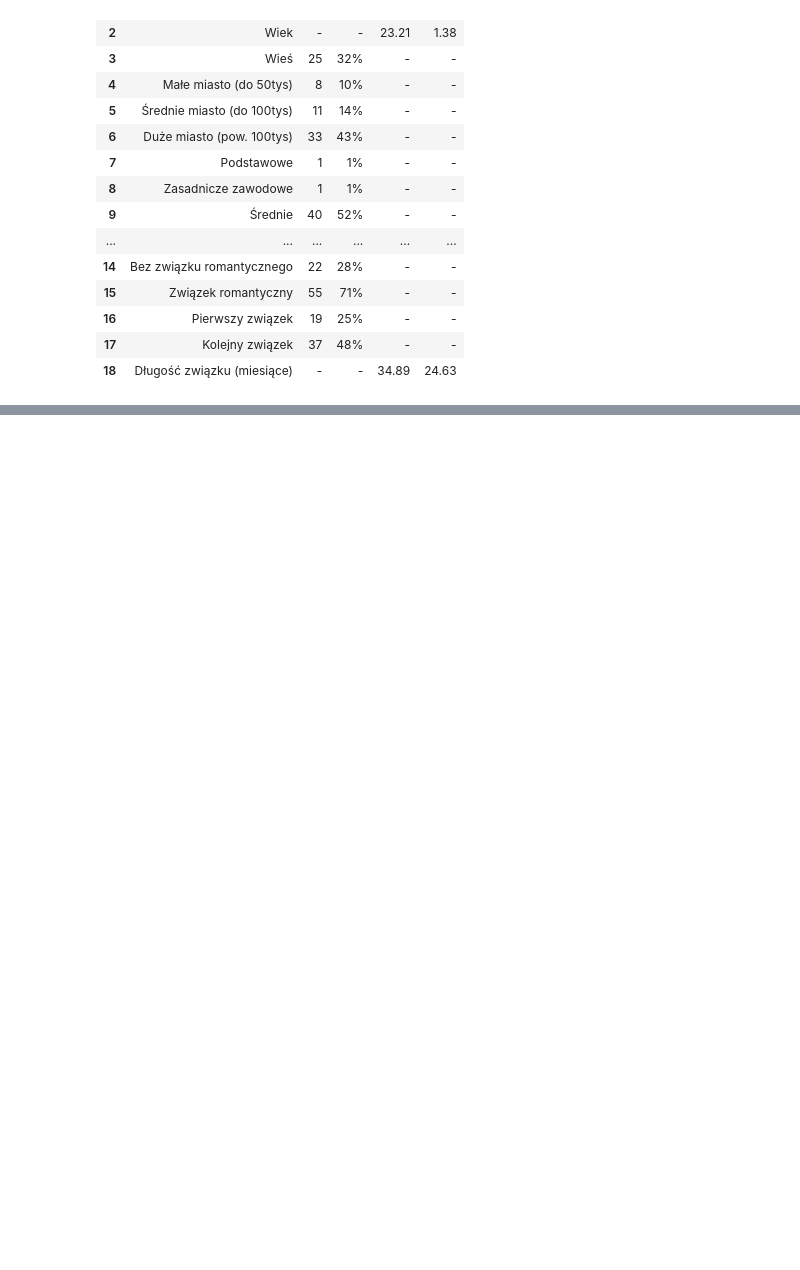
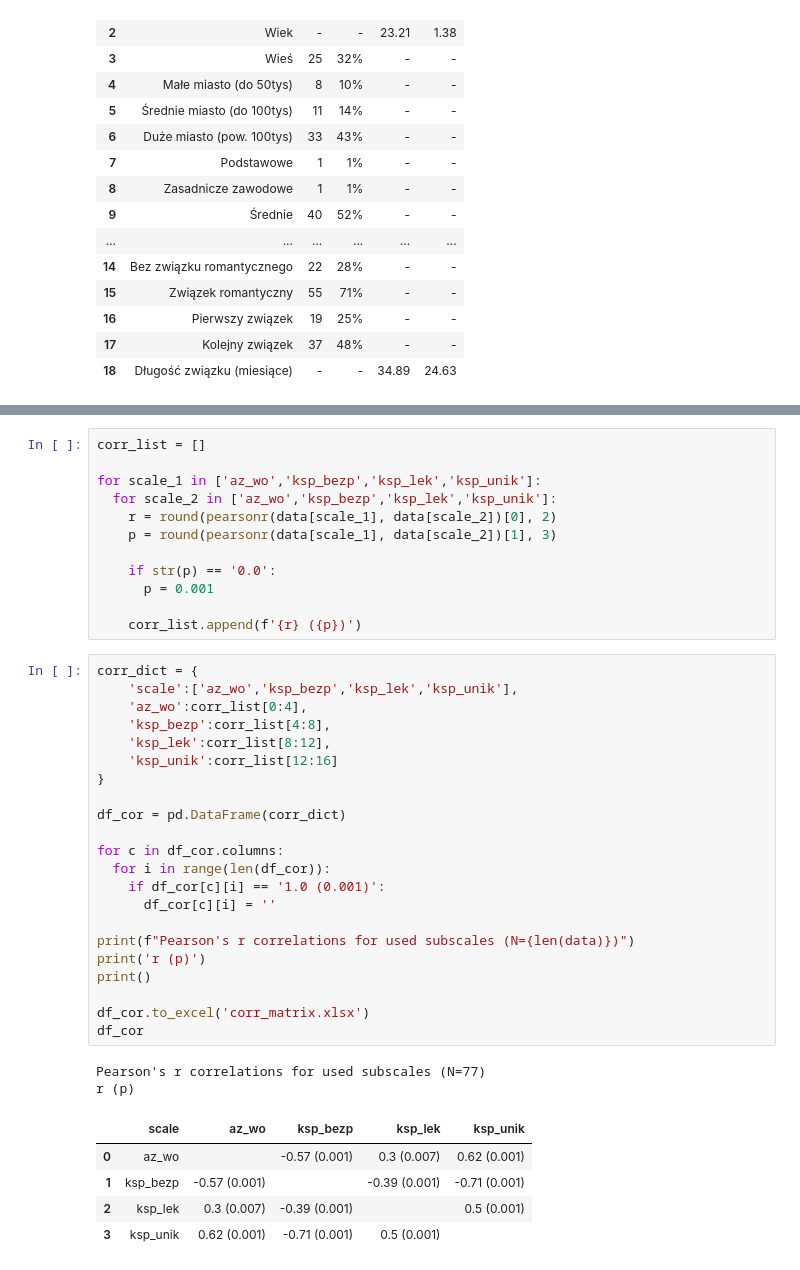
Before and after one commit to BartoszJanJerzy/stats, a Jupyter notebook: stata_KJ.ipynb, the cells around one changed output, grey strips where cells are left out. Saved outputs shown, nothing was run; the diff lists cells and outputs as text; blank space fills up the shorter version.

```diff
--- a/stata_KJ.ipynb
+++ b/stata_KJ.ipynb
@@ -198,0 +298,42 @@ demo_df
+# %%
+corr_list = []
+
+for scale_1 in ['az_wo','ksp_bezp','ksp_lek','ksp_unik']:
+  for scale_2 in ['az_wo','ksp_bezp','ksp_lek','ksp_unik']:
+    r = round(pearsonr(data[scale_1], data[scale_2])[0], 2)
+    p = round(pearsonr(data[scale_1], data[scale_2])[1], 3)
+
+    if str(p) == '0.0':
+      p = 0.001
+
+    corr_list.append(f'{r} ({p})')
+# %%
+corr_dict = {
+    'scale':['az_wo','ksp_bezp','ksp_lek','ksp_unik'],
+    'az_wo':corr_list[0:4],
+    'ksp_bezp':corr_list[4:8],
+    'ksp_lek':corr_list[8:12],
+    'ksp_unik':corr_list[12:16]
+}
+
+df_cor = pd.DataFrame(corr_dict)
+
+for c in df_cor.columns:
+  for i in range(len(df_cor)):
+    if df_cor[c][i] == '1.0 (0.001)':
+      df_cor[c][i] = ''
+
+print(f"Pearson's r correlations for used subscales (N={len(data)})")
+print('r (p)')
+print()
+
+df_cor.to_excel('corr_matrix.xlsx')
+df_cor
+# %% [output]
+Pearson's r correlations for used subscales (N=77)
+r (p)
+|  | scale | az_wo | ksp_bezp | ksp_lek | ksp_unik |
+| 0 | az_wo |  | -0.57 (0.001) | 0.3 (0.007) | 0.62 (0.001) |
+| 1 | ksp_bezp | -0.57 (0.001) |  | -0.39 (0.001) | -0.71 (0.001) |
+| 2 | ksp_lek | 0.3 (0.007) | -0.39 (0.001) |  | 0.5 (0.001) |
+| 3 | ksp_unik | 0.62 (0.001) | -0.71 (0.001) | 0.5 (0.001) |  |
```
Also changed, not shown: parts of 27 cells of this notebook.
